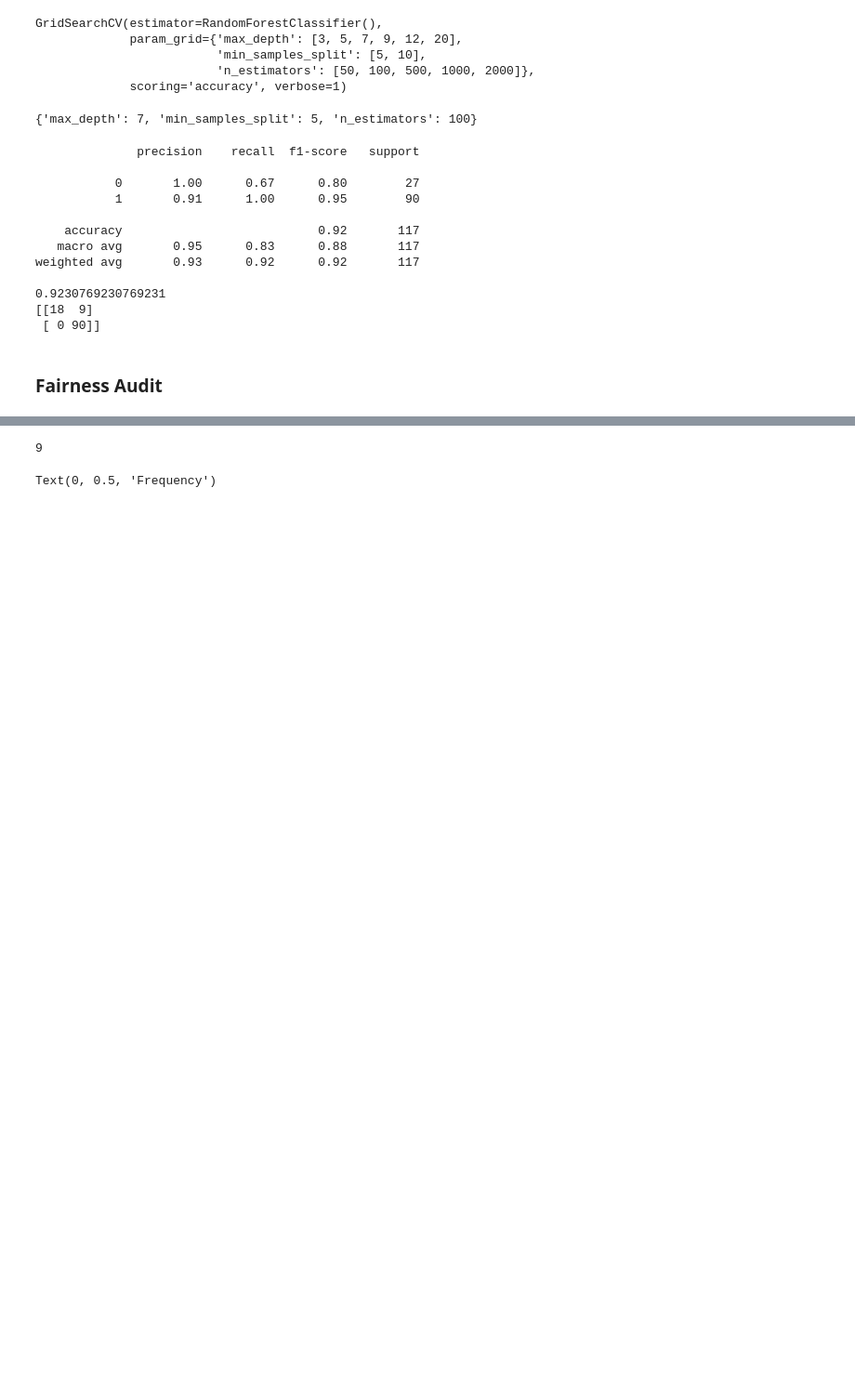
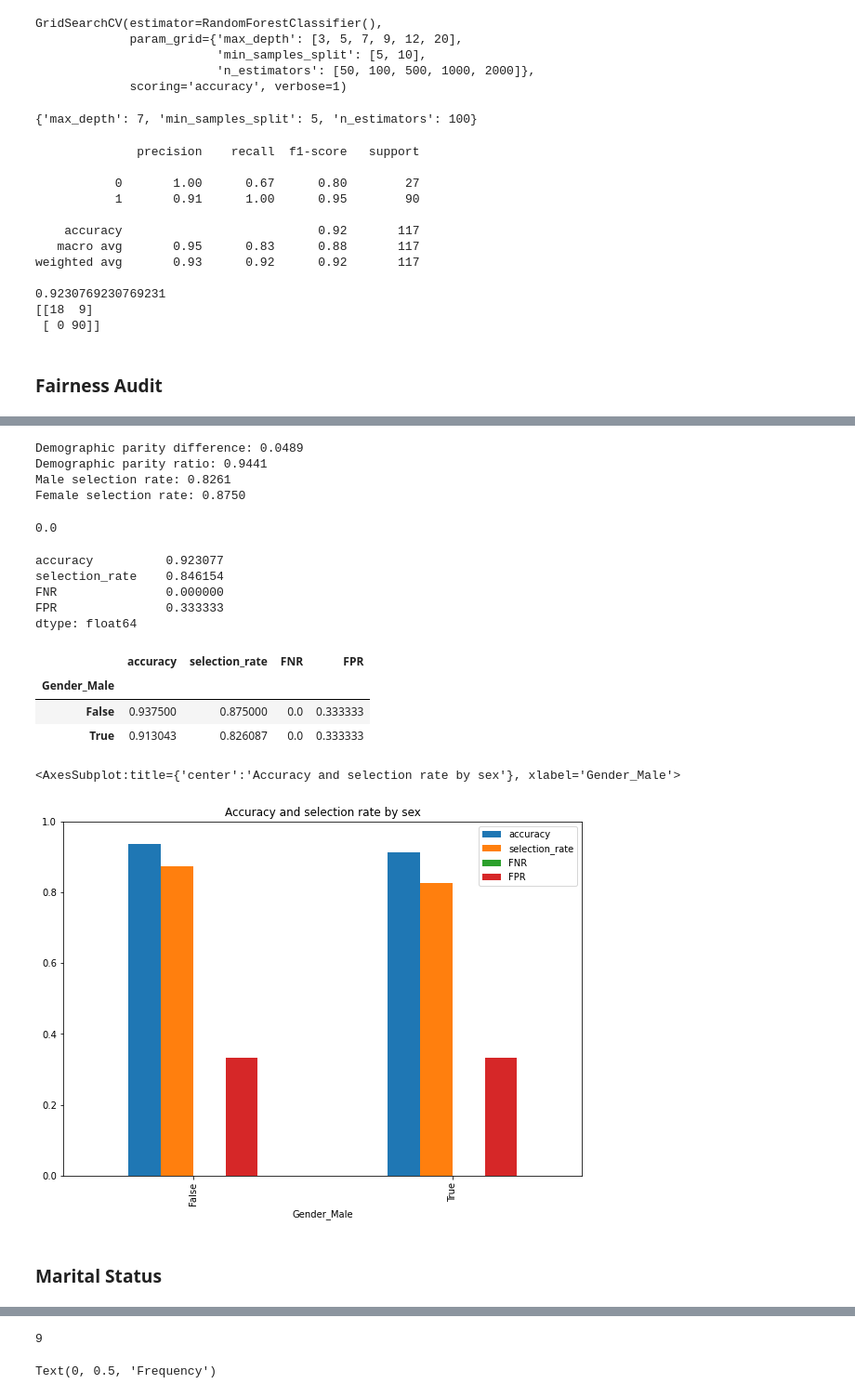
Before and after one commit to shreemayisonti7/fairness_audit, a Jupyter notebook: improved_model.ipynb, the cells around one changed output, grey strips where cells are left out. Shown at 93% size. Saved outputs shown, nothing was run; the diff lists cells and outputs as text; code cells hidden in the pictures; blank space fills up the shorter version.

```diff
--- a/improved_model.ipynb
+++ b/improved_model.ipynb
@@ -278,0 +275,66 @@ from fairlearn.metrics import false_negative_rate, false_positive_rate
+# %%
+#compute demographic parity difference and demographic parity ratio
+demo_parity_diff = demographic_parity_difference(y_test, y_pred, sensitive_features=X_test['Gender_Male'])
+demo_parity_ratio = demographic_parity_ratio(y_test, y_pred, sensitive_features=X_test['Gender_Male'])
+
+print(f'Demographic parity difference: {demo_parity_diff:.4f}')
+print(f'Demographic parity ratio: {demo_parity_ratio:.4f}')
+
+#compute selection rate for males and females
+male_selection_rate = selection_rate(y_test[X_test['Gender_Male']==1], y_pred[X_test['Gender_Male']==1])
+female_selection_rate = selection_rate(y_test[X_test['Gender_Male']==0], y_pred[X_test['Gender_Male']==0])
+
+print(f'Male selection rate: {male_selection_rate:.4f}')
+print(f'Female selection rate: {female_selection_rate:.4f}')
+# %% [output]
+Demographic parity difference: 0.0489
+Demographic parity ratio: 0.9441
+Male selection rate: 0.8261
+Female selection rate: 0.8750
+# %%
+print(equalized_odds_difference(y_test,
+                               y_pred,
+                               sensitive_features= X_test['Gender_Male']))
+# %% [output]
+0.0
+# %%
+sensitive_feature_sex = X_test['Gender_Male'].replace({1:'male', 0:'female'})
+
+#evaluation metrics
+metrics = {'accuracy': accuracy_score,
+           'selection_rate': selection_rate,
+           'FNR': false_negative_rate,
+           'FPR': false_positive_rate
+           }
+
+grouped_on_sex = MetricFrame(metrics=metrics,
+                             y_true=y_test,
+                             y_pred=y_pred,
+                             sensitive_features=sensitive_feature_sex)
+# %%
+grouped_on_sex.overall
+# %% [output]
+accuracy          0.923077
+selection_rate    0.846154
+FNR               0.000000
+FPR               0.333333
+dtype: float64
+# %%
+grouped_on_sex.by_group
+# %% [output]
+|  | accuracy | selection_rate | FNR | FPR |
+| Gender_Male |  |  |  |  |
+| False | 0.937500 | 0.875000 | 0.0 | 0.333333 |
+| True | 0.913043 | 0.826087 | 0.0 | 0.333333 |
+# %%
+grouped_on_sex.by_group.plot.bar(
+    subplots=False,
+    figsize=(10, 7),
+    ylim=[0,1],
+    title="Accuracy and selection rate by sex",
+    )
+# %% [output]
+<AxesSubplot:title={'center':'Accuracy and selection rate by sex'}, xlabel='Gender_Male'>
+[figure, added]
+# %% [markdown]
+### Marital Status
```
Also changed, not shown: parts of 45 cells of this notebook, 1 other file.
